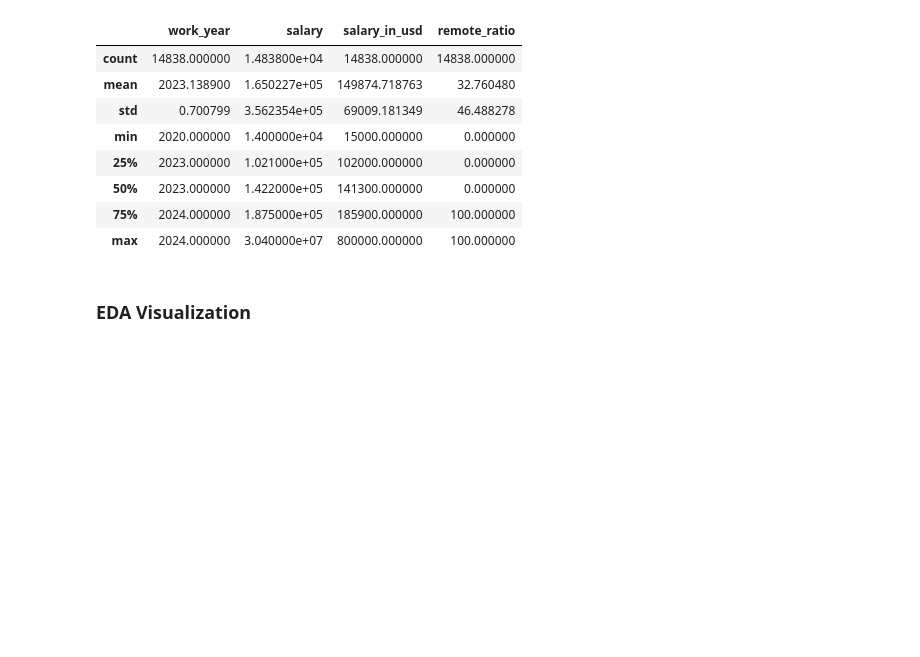
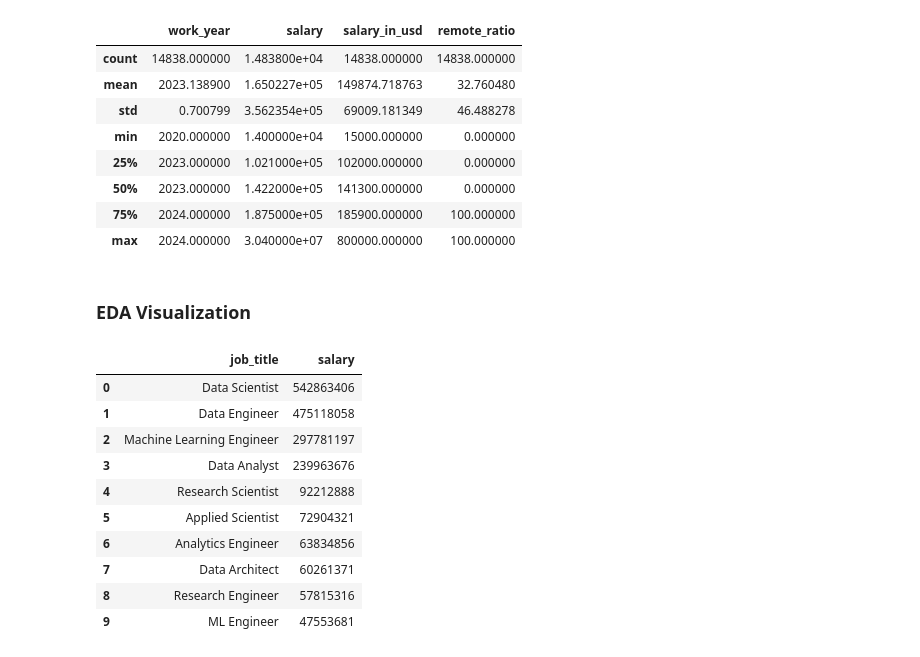
Before and after one commit to rjmorales456/Streamlit, a Jupyter notebook: Job_salaries/job_salaries.ipynb, the cells around one changed output. Cells and saved outputs as stored; diff of their text form; code cells hidden in the pictures; blank space fills up the shorter version.

```diff
--- a/Job_salaries/job_salaries.ipynb
+++ b/Job_salaries/job_salaries.ipynb
@@ -168,4 +171,21 @@ job_title_df
 fig = px.bar(job_title_df, x='Job Title', y='Count', color_discrete_sequence=['#AEC6CF'],title='Job Title Count',barmode='group')
 
 fig.show()
+# %%
+# High Paying Job TItle
+highest_job_title = job_salaries.groupby(['job_title'])['salary'].sum().nlargest(10)
+highest_job_title_df = highest_job_title.reset_index()
+highest_job_title_df
+# %% [output]
+|  | job_title | salary |
+| 0 | Data Scientist | 542863406 |
+| 1 | Data Engineer | 475118058 |
+| 2 | Machine Learning Engineer | 297781197 |
+| 3 | Data Analyst | 239963676 |
+| 4 | Research Scientist | 92212888 |
+| 5 | Applied Scientist | 72904321 |
+| 6 | Analytics Engineer | 63834856 |
+| 7 | Data Architect | 60261371 |
+| 8 | Research Engineer | 57815316 |
+| 9 | ML Engineer | 47553681 |
 # %%
```
Also changed, not shown: parts of 7 cells of this notebook, 1 other file.
